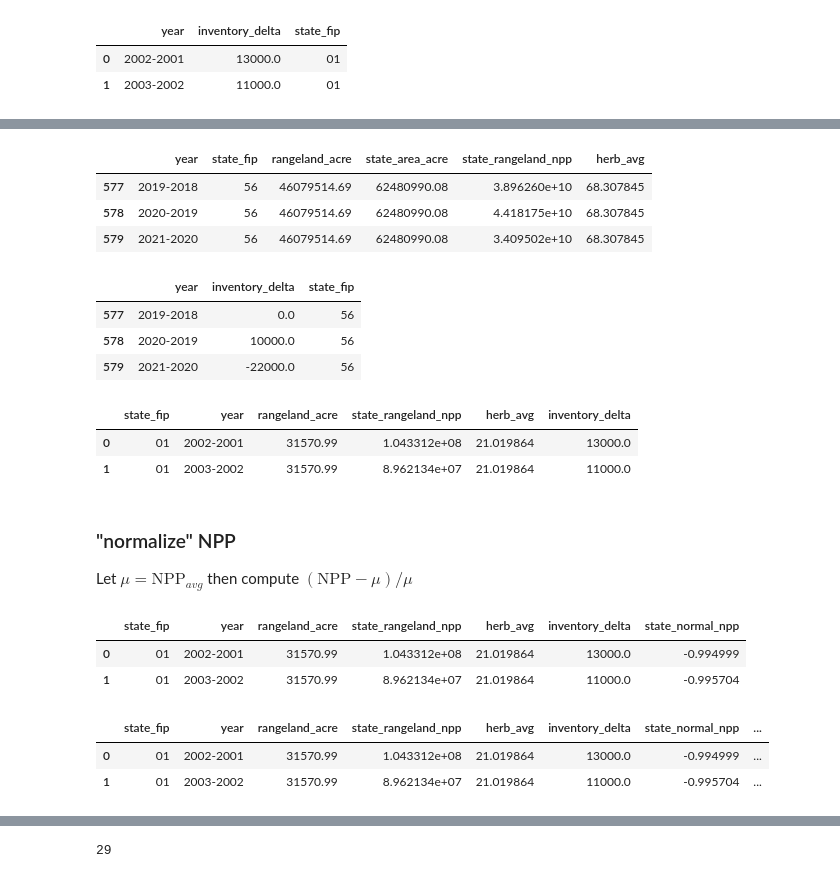
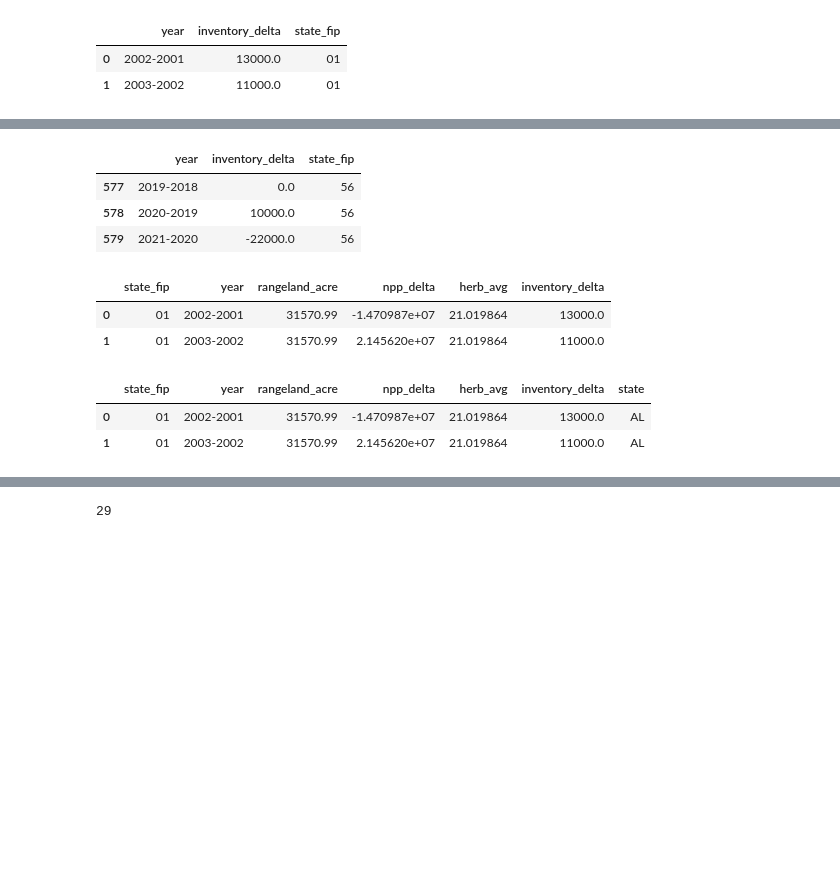
Before and after one commit to HNoorazar/Rangeland, a Jupyter notebook: Python_Codes/model/NPP_annualState_Ra_Model_xDeltas_yDeltas_Dec5.ipynb, the cells around one changed output, grey strips where cells are left out. Saved outputs shown, nothing was run; the diff lists cells and outputs as text; code cells hidden in the pictures; blank space fills up the shorter version.

```diff
--- a/Python_Codes/model/NPP_annualState_Ra_Model_xDeltas_yDeltas_Dec5.ipynb
+++ b/Python_Codes/model/NPP_annualState_Ra_Model_xDeltas_yDeltas_Dec5.ipynb
@@ -255,0 +281,3 @@ herb.head(2)
+# %%
+state_NPPdelta_Ra = pd.merge(npp_delta_df, state_RA, on=["state_fip"], how="left")
+state_NPPdelta_Ra.head(2)
@@ -256,7 +288,7 @@ herb.head(2)
 # %%
-state_NPP_Ra_herb = pd.merge(
-    state_NPP_Ra, herb[["state_fip", "herb_avg"]], on=["state_fip"], how="left"
+state_NPPdelta_Ra_herb = pd.merge(
+    state_NPPdelta_Ra, herb[["state_fip", "herb_avg"]], on=["state_fip"], how="left"
 )
 
-state_NPP_Ra_herb.head(2)
+state_NPPdelta_Ra_herb.head(2)
 # %% [output]
@@ -322,10 +341,3 @@ state_NPP_Ra_herb.reset_index(drop=True, inplace=True)
-# %%
-state_NPP_Ra_herb.tail(3)
-# %% [output]
-|  | year | state_fip | rangeland_acre | state_area_acre | state_rangeland_npp | herb_avg |
-| 577 | 2019-2018 | 56 | 46079514.69 | 62480990.08 | 3.896260e+10 | 68.307845 |
-| 578 | 2020-2019 | 56 | 46079514.69 | 62480990.08 | 4.418175e+10 | 68.307845 |
-| 579 | 2021-2020 | 56 | 46079514.69 | 62480990.08 | 3.409502e+10 | 68.307845 |
 # %%
 Shannon_CATINV_deltas.tail(3)
 # %% [output]
@@ -334,40 +346,21 @@ Shannon_CATINV_deltas.tail(3)
 | 578 | 2020-2019 | 10000.0 | 56 |
 | 579 | 2021-2020 | -22000.0 | 56 |
 # %%
-ccc_ = ["state_fip", "year", "rangeland_acre", "state_rangeland_npp", "herb_avg"]
+ccc_ = ["state_fip", "year", "rangeland_acre", "npp_delta", "herb_avg"]
 
-state_NPP_Ra_herb_InvenDelta = pd.merge(
-    state_NPP_Ra_herb[ccc_],
-    Shannon_CATINV_deltas,
-    on=["state_fip", "year"],
-    how="left",
-)
-state_NPP_Ra_herb_InvenDelta.head(2)
+state_NPPdelta_Ra_herb_InvenDelta = pd.merge(state_NPPdelta_Ra_herb[ccc_], Shannon_CATINV_deltas,
+                                             on=["state_fip", "year"], how="left")
+state_NPPdelta_Ra_herb_InvenDelta.head(2)
 # %% [output]
-|  | state_fip | year | rangeland_acre | state_rangeland_npp | herb_avg | inventory_delta |
-| 0 | 01 | 2002-2001 | 31570.99 | 1.043312e+08 | 21.019864 | 13000.0 |
-| 1 | 01 | 2003-2002 | 31570.99 | 8.962134e+07 | 21.019864 | 11000.0 |
+|  | state_fip | year | rangeland_acre | npp_delta | herb_avg | inventory_delta |
+| 0 | 01 | 2002-2001 | 31570.99 | -1.470987e+07 | 21.019864 | 13000.0 |
+| 1 | 01 | 2003-2002 | 31570.99 | 2.145620e+07 | 21.019864 | 11000.0 |
-# %% [markdown]
-### "normalize" NPP
-
-Let $\mu = \text{NPP}_{avg}$ then compute $(\text{NPP} - \mu) / \mu$
-# %%
-npp_mean = state_NPP_Ra_herb_InvenDelta.state_rangeland_npp.mean()
-state_NPP_Ra_herb_InvenDelta["state_normal_npp"] = (
-    state_NPP_Ra_herb_InvenDelta["state_rangeland_npp"] - npp_mean
-) / npp_mean
-
-state_NPP_Ra_herb_InvenDelta.head(2)
-# %% [output]
-|  | state_fip | year | rangeland_acre | state_rangeland_npp | herb_avg | inventory_delta | state_normal_npp |
-| 0 | 01 | 2002-2001 | 31570.99 | 1.043312e+08 | 21.019864 | 13000.0 | -0.994999 |
-| 1 | 01 | 2003-2002 | 31570.99 | 8.962134e+07 | 21.019864 | 11000.0 | -0.995704 |
 # %%
-state_NPP_Ra_herb_InvenDelta = pd.merge(state_NPP_Ra_herb_InvenDelta, county_id_name_fips,
-                                        on=["state_fip"], how="left")
-state_NPP_Ra_herb_InvenDelta.head(2)
+state_NPPdelta_Ra_herb_InvenDelta = pd.merge(state_NPPdelta_Ra_herb_InvenDelta, county_id_name_fips,
+                                             on=["state_fip"], how="left")
+state_NPPdelta_Ra_herb_InvenDelta.head(2)
 # %% [output]
-|  | state_fip | year | rangeland_acre | state_rangeland_npp | herb_avg | inventory_delta | state_normal_npp | ... |
-| 0 | 01 | 2002-2001 | 31570.99 | 1.043312e+08 | 21.019864 | 13000.0 | -0.994999 | ... |
-| 1 | 01 | 2003-2002 | 31570.99 | 8.962134e+07 | 21.019864 | 11000.0 | -0.995704 | ... |
+|  | state_fip | year | rangeland_acre | npp_delta | herb_avg | inventory_delta | state |
+| 0 | 01 | 2002-2001 | 31570.99 | -1.470987e+07 | 21.019864 | 13000.0 | AL |
+| 1 | 01 | 2003-2002 | 31570.99 | 2.145620e+07 | 21.019864 | 11000.0 | AL |
 # %%
```
Also changed, not shown: parts of 60 cells of this notebook, 14 other files.
